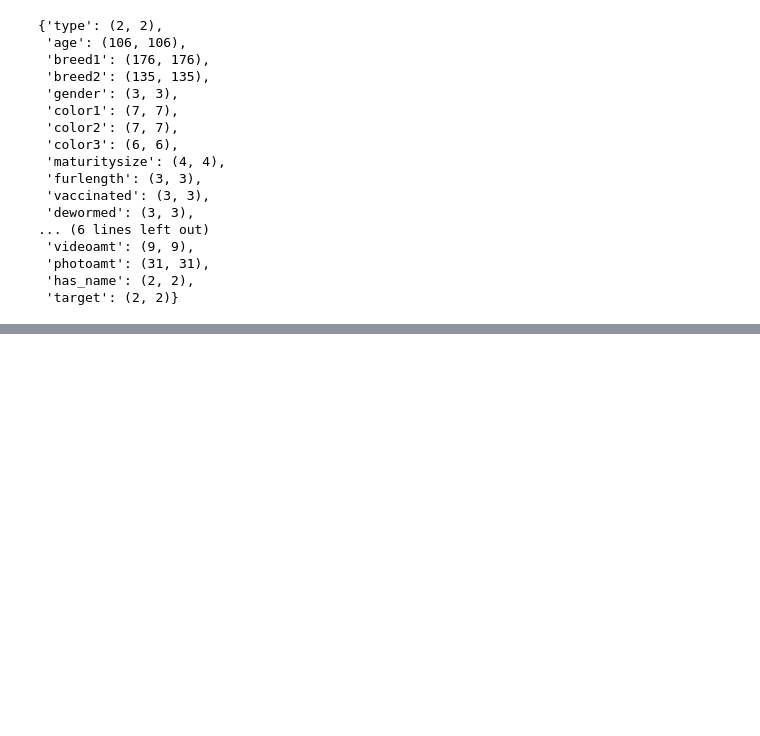
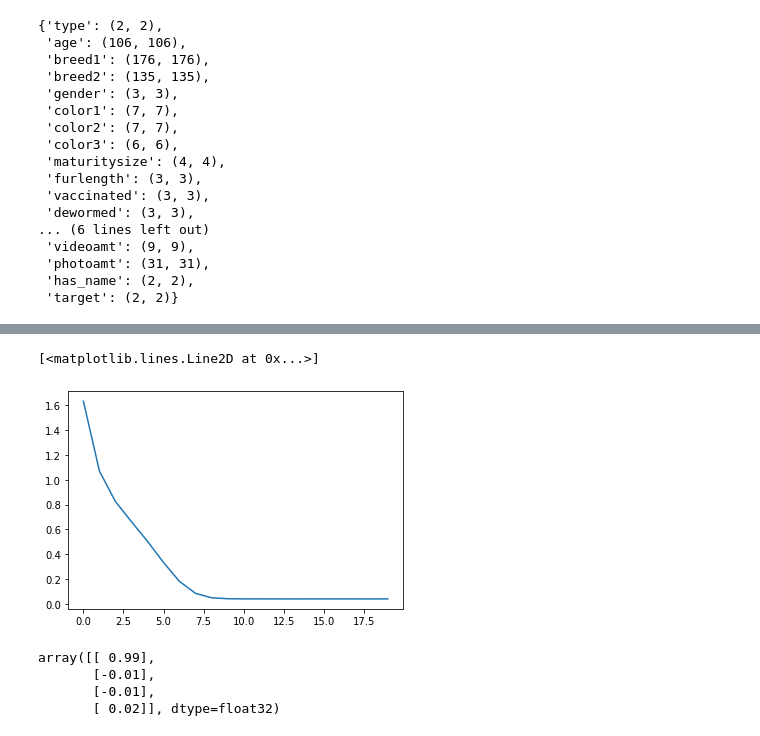
Before and after one commit to spayot/mte-plus, a Jupyter notebook: notebooks/tf_embeddings.ipynb, the cells around one changed output, grey strips where cells are left out. Drawn from its saved outputs; the diff is of its cells as text; code cells hidden in the pictures; blank space fills up the shorter version.

```diff
--- a/notebooks/tf_embeddings.ipynb
+++ b/notebooks/tf_embeddings.ipynb
@@ -249,0 +186,14 @@ TensorShape([32, 247])
+# %%
+X = np.random.randn(1000,4)
+y = X[:,0] + np.random.randn(1000) / 5
+
+inp = tf.keras.layers.Input(shape=(4,))
+x = tf.keras.layers.Dense(2)(inp)
+a = tf.keras.models.Model(inp, x)
+
+out = tf.keras.layers.Dense(1)(a(inp))
+
+m = tf.keras.models.Model(inp, out)
+m.compile(optimizer='adam', loss='mean_squared_error')
+hist = m.fit(X, y, epochs=20, verbose=0, batch_size=5)
+m.evaluate(X, y)
@@ -249,0 +225,12 @@ TensorShape([32, 247])
+# %%
+plt.plot(hist.history.get('loss'))
+# %% [output]
+[<matplotlib.lines.Line2D at 0x...>]
+[figure, added]
+# %%
+np.matmul(m.get_weights()[0], m.get_weights()[2]).round(2)
+# %% [output]
+array([[ 0.99],
+       [-0.01],
+       [-0.01],
+       [ 0.02]], dtype=float32)
```
Also changed, not shown: parts of 27 cells of this notebook, 14 other files.
